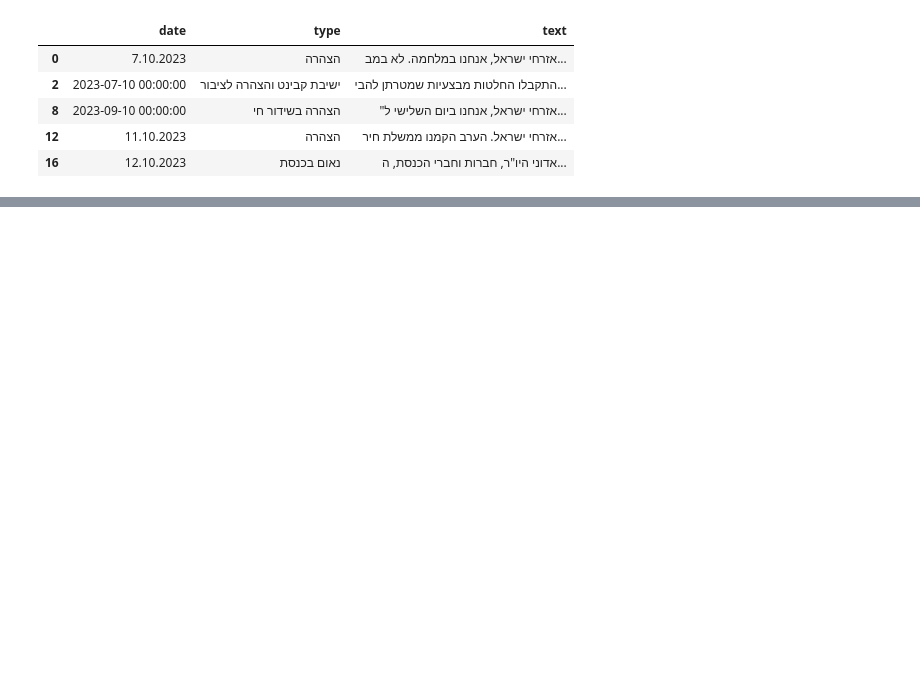
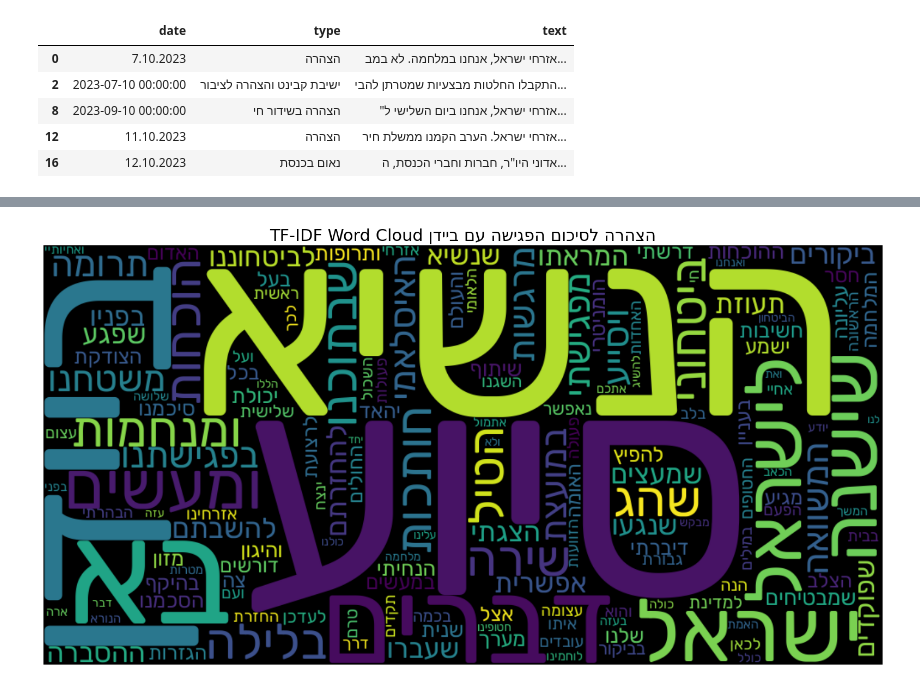
Before and after one commit to ErezLavi/hw3-nlp, a Jupyter notebook: hw3.ipynb, the cells around one changed output, grey strips where cells are left out. Cells and saved outputs as stored; diff of their text form; code cells hidden in the pictures; blank space fills up the shorter version.

```diff
--- a/hw3.ipynb
+++ b/hw3.ipynb
@@ -164,5 +172,5 @@ def plot_wordcloud_from_scores(word_scores, year=None, month=None, font_path='Ru
 # %%
-# By Document (0-48)
-doc_index = 0
-bibi_doc_scores = get_tfidf_scores_by_doc(filtered_bibi_df, doc_index, heb_stopwords)
-plot_wordcloud_from_scores(bibi_doc_scores, filtered_bibi_df['year'][doc_index], filtered_bibi_df['month'][doc_index])
+def view_doc_tfidf_scores(doc_index):
+    bibi_doc_scores = get_tfidf_scores_by_doc(filtered_bibi_df, doc_index, heb_stopwords)
+    doc_title = filtered_bibi_df['type'][doc_index][::-1]
+    plot_wordcloud_from_scores(bibi_doc_scores, doc_title=doc_title)
@@ -170,0 +180,4 @@ plot_wordcloud_from_scores(bibi_doc_scores, filtered_bibi_df['year'][doc_index],
+# %%
+view_doc_tfidf_scores(5)
+# %% [output]
+[figure, added]
```
Also changed, not shown: parts of 24 cells of this notebook.
